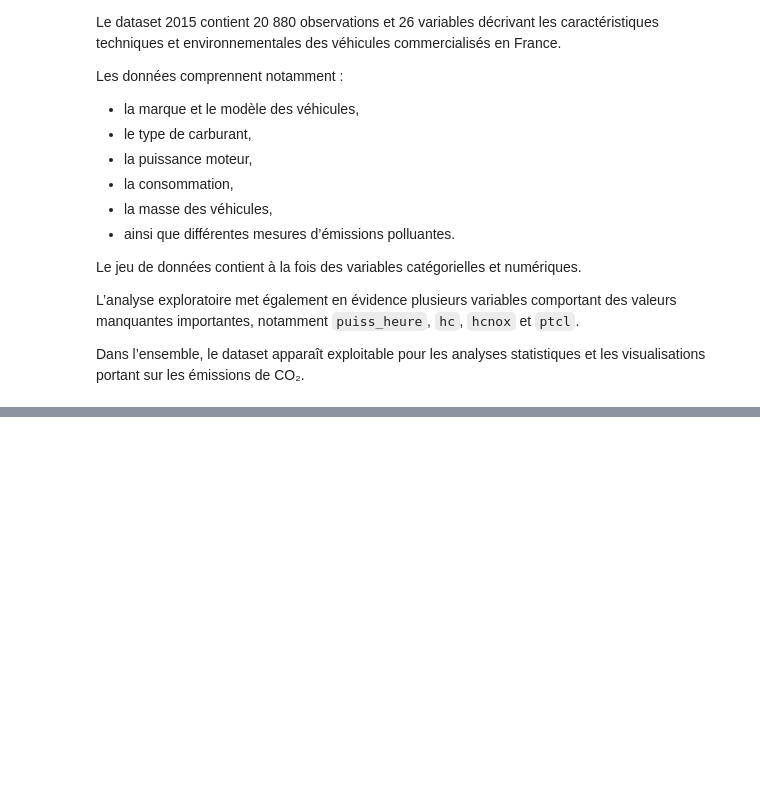
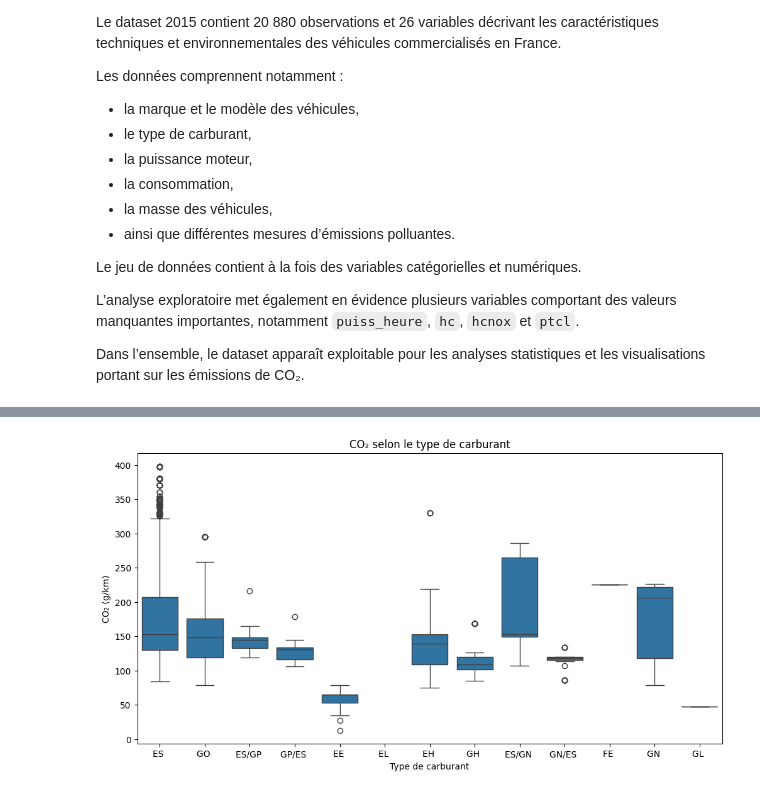
Before and after one commit to LarissaVarnakova/Projet_CO2, a Jupyter notebook: notebooks/eda_aziz.ipynb, the cells around one changed output, grey strips where cells are left out. Saved outputs shown, nothing was run; the diff lists cells and outputs as text; code cells hidden in the pictures; blank space fills up the shorter version.

```diff
--- a/notebooks/eda_aziz.ipynb
+++ b/notebooks/eda_aziz.ipynb
@@ -665,0 +813,16 @@ df_2015.columns.tolist()
+# %%
+plt.figure(figsize=(12,6))
+
+sns.boxplot(
+    x='energ',
+    y='co2_mixte',
+    data=df_2015
+)
+
+plt.title("CO₂ selon le type de carburant")
+plt.xlabel("Type de carburant")
+plt.ylabel("CO₂ (g/km)")
+
+plt.show()
+# %% [output]
+[figure, added]
```
Also changed, not shown: parts of 32 cells of this notebook.
